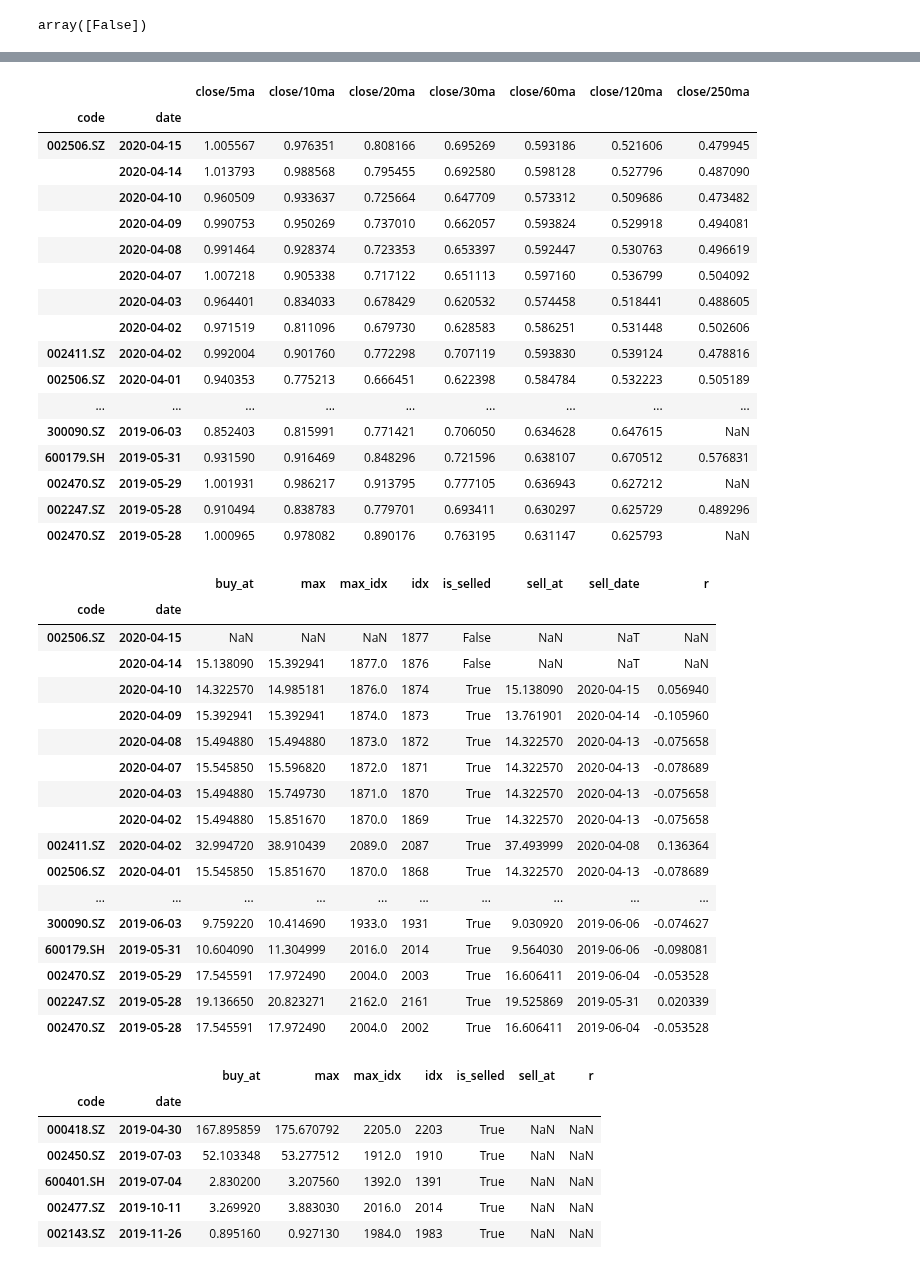
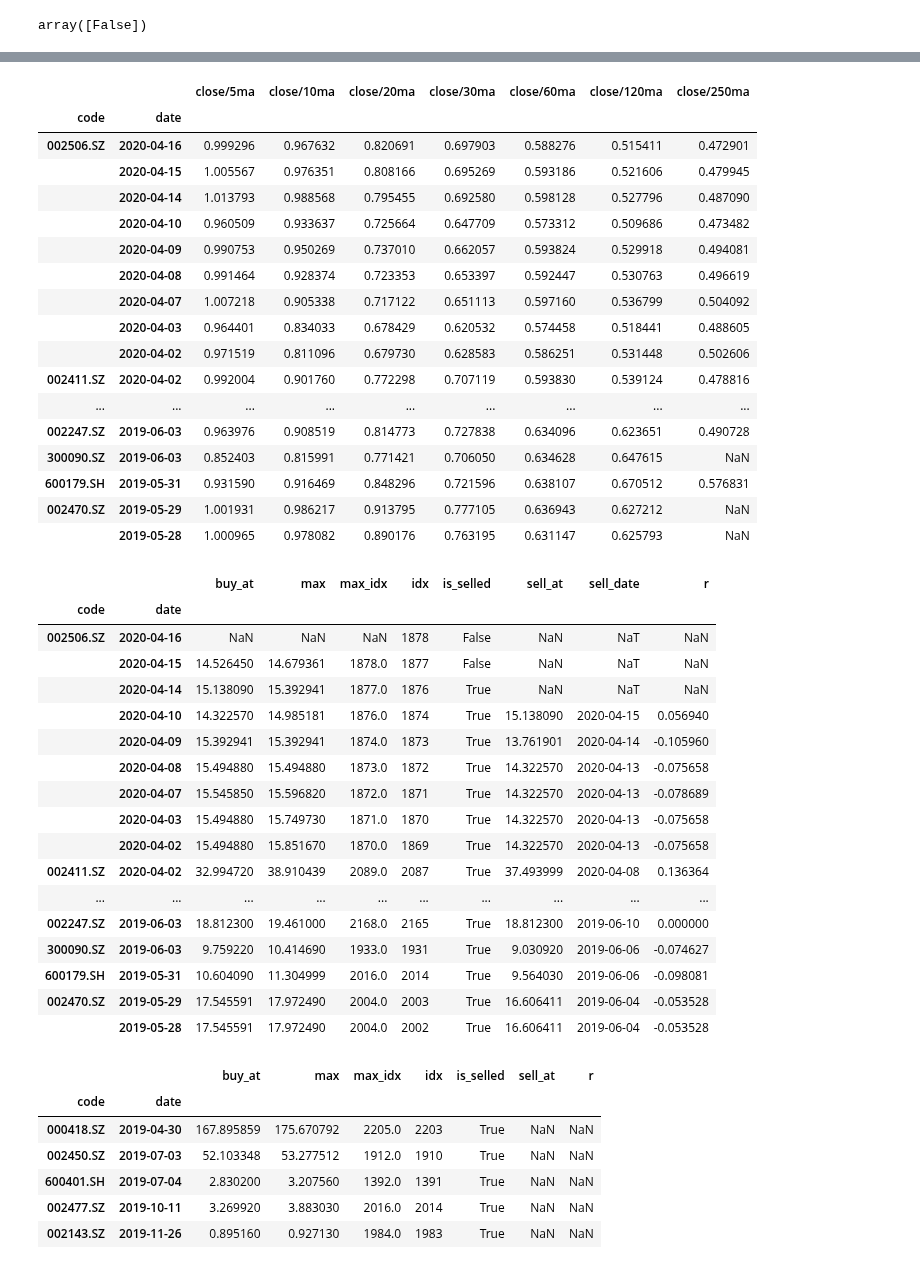
Before and after one commit to Bantorra0/Quant, a Jupyter notebook: long_trend_oversold_analysis.ipynb, the cells around one changed output, grey strips where cells are left out. Drawn from its saved outputs; the diff is of its cells as text; code cells hidden in the pictures.

Commit message:
Modify return_script to calculate two types of return. Daily running

```diff
--- a/long_trend_oversold_analysis.ipynb
+++ b/long_trend_oversold_analysis.ipynb
@@ -120,6 +122,6 @@ print(stock_mask.sum(),stock_mask.mean())
 # %%
 start_date = '-'.join([str(start)[:4],str(start)[4:6],str(start)[6:8]])
-df_r = pd.read_parquet(r"database\return_5%_10%_20_8_15%").loc[idx[:,start_date:],:].sort_index()
+df_r_spl = pd.read_parquet(r"database\return_spl_5%_10%_20_8_15%").loc[idx[:,start_date:],:].sort_index()
 # %%
 features = []
 for col2 in ["{}ma".format(k) for k in periods]:
@@ -260,32 +262,33 @@ print(len(index))
 # %%
 
 df.loc[index,features].sort_values('date',ascending=False)[:50]
 # .sort_values(['code','date'])
 # df.loc[idx['002506.SZ',:],features].sort_values('date',ascending=False)[:20]
-df_r.loc[index,:].sort_values('date',ascending=False)[:50]
+df_r_spl.loc[index,:].sort_values('date',ascending=False)[:50]
 # %% [output]
 |  |  | close/5ma | close/10ma | close/20ma | close/30ma | close/60ma | close/120ma | close/250ma |
 | code | date |  |  |  |  |  |  |  |
-| 002506.SZ | 2020-04-15 | 1.005567 | 0.976351 | 0.808166 | 0.695269 | 0.593186 | 0.521606 | 0.479945 |
+| 002506.SZ | 2020-04-16 | 0.999296 | 0.967632 | 0.820691 | 0.697903 | 0.588276 | 0.515411 | 0.472901 |
+|  | 2020-04-15 | 1.005567 | 0.976351 | 0.808166 | 0.695269 | 0.593186 | 0.521606 | 0.479945 |
 |  | 2020-04-14 | 1.013793 | 0.988568 | 0.795455 | 0.692580 | 0.598128 | 0.527796 | 0.487090 |
 |  | 2020-04-10 | 0.960509 | 0.933637 | 0.725664 | 0.647709 | 0.573312 | 0.509686 | 0.473482 |
 |  | 2020-04-09 | 0.990753 | 0.950269 | 0.737010 | 0.662057 | 0.593824 | 0.529918 | 0.494081 |
 |  | 2020-04-08 | 0.991464 | 0.928374 | 0.723353 | 0.653397 | 0.592447 | 0.530763 | 0.496619 |
 |  | 2020-04-07 | 1.007218 | 0.905338 | 0.717122 | 0.651113 | 0.597160 | 0.536799 | 0.504092 |
 |  | 2020-04-03 | 0.964401 | 0.834033 | 0.678429 | 0.620532 | 0.574458 | 0.518441 | 0.488605 |
 |  | 2020-04-02 | 0.971519 | 0.811096 | 0.679730 | 0.628583 | 0.586251 | 0.531448 | 0.502606 |
 | 002411.SZ | 2020-04-02 | 0.992004 | 0.901760 | 0.772298 | 0.707119 | 0.593830 | 0.539124 | 0.478816 |
-| 002506.SZ | 2020-04-01 | 0.940353 | 0.775213 | 0.666451 | 0.622398 | 0.584784 | 0.532223 | 0.505189 |
 | ... | ... | ... | ... | ... | ... | ... | ... | ... |
+| 002247.SZ | 2019-06-03 | 0.963976 | 0.908519 | 0.814773 | 0.727838 | 0.634096 | 0.623651 | 0.490728 |
 | 300090.SZ | 2019-06-03 | 0.852403 | 0.815991 | 0.771421 | 0.706050 | 0.634628 | 0.647615 | NaN |
 | 600179.SH | 2019-05-31 | 0.931590 | 0.916469 | 0.848296 | 0.721596 | 0.638107 | 0.670512 | 0.576831 |
 | 002470.SZ | 2019-05-29 | 1.001931 | 0.986217 | 0.913795 | 0.777105 | 0.636943 | 0.627212 | NaN |
-| 002247.SZ | 2019-05-28 | 0.910494 | 0.838783 | 0.779701 | 0.693411 | 0.630297 | 0.625729 | 0.489296 |
-| 002470.SZ | 2019-05-28 | 1.000965 | 0.978082 | 0.890176 | 0.763195 | 0.631147 | 0.625793 | NaN |
+|  | 2019-05-28 | 1.000965 | 0.978082 | 0.890176 | 0.763195 | 0.631147 | 0.625793 | NaN |
 |  |  | buy_at | max | max_idx | idx | is_selled | sell_at | sell_date | r |
 | code | date |  |  |  |  |  |  |  |  |
-| 002506.SZ | 2020-04-15 | NaN | NaN | NaN | 1877 | False | NaN | NaT | NaN |
-|  | 2020-04-14 | 15.138090 | 15.392941 | 1877.0 | 1876 | False | NaN | NaT | NaN |
+| 002506.SZ | 2020-04-16 | NaN | NaN | NaN | 1878 | False | NaN | NaT | NaN |
+|  | 2020-04-15 | 14.526450 | 14.679361 | 1878.0 | 1877 | False | NaN | NaT | NaN |
+|  | 2020-04-14 | 15.138090 | 15.392941 | 1877.0 | 1876 | True | NaN | NaT | NaN |
 |  | 2020-04-10 | 14.322570 | 14.985181 | 1876.0 | 1874 | True | 15.138090 | 2020-04-15 | 0.056940 |
 |  | 2020-04-09 | 15.392941 | 15.392941 | 1874.0 | 1873 | True | 13.761901 | 2020-04-14 | -0.105960 |
 |  | 2020-04-08 | 15.494880 | 15.494880 | 1873.0 | 1872 | True | 14.322570 | 2020-04-13 | -0.075658 |
@@ -293,13 +296,12 @@ df_r.loc[index,:].sort_values('date',ascending=False)[:50]
 |  | 2020-04-03 | 15.494880 | 15.749730 | 1871.0 | 1870 | True | 14.322570 | 2020-04-13 | -0.075658 |
 |  | 2020-04-02 | 15.494880 | 15.851670 | 1870.0 | 1869 | True | 14.322570 | 2020-04-13 | -0.075658 |
 | 002411.SZ | 2020-04-02 | 32.994720 | 38.910439 | 2089.0 | 2087 | True | 37.493999 | 2020-04-08 | 0.136364 |
-| 002506.SZ | 2020-04-01 | 15.545850 | 15.851670 | 1870.0 | 1868 | True | 14.322570 | 2020-04-13 | -0.078689 |
 | ... | ... | ... | ... | ... | ... | ... | ... | ... | ... |
+| 002247.SZ | 2019-06-03 | 18.812300 | 19.461000 | 2168.0 | 2165 | True | 18.812300 | 2019-06-10 | 0.000000 |
 | 300090.SZ | 2019-06-03 | 9.759220 | 10.414690 | 1933.0 | 1931 | True | 9.030920 | 2019-06-06 | -0.074627 |
 | 600179.SH | 2019-05-31 | 10.604090 | 11.304999 | 2016.0 | 2014 | True | 9.564030 | 2019-06-06 | -0.098081 |
 | 002470.SZ | 2019-05-29 | 17.545591 | 17.972490 | 2004.0 | 2003 | True | 16.606411 | 2019-06-04 | -0.053528 |
-| 002247.SZ | 2019-05-28 | 19.136650 | 20.823271 | 2162.0 | 2161 | True | 19.525869 | 2019-05-31 | 0.020339 |
-| 002470.SZ | 2019-05-28 | 17.545591 | 17.972490 | 2004.0 | 2002 | True | 16.606411 | 2019-06-04 | -0.053528 |
+|  | 2019-05-28 | 17.545591 | 17.972490 | 2004.0 | 2002 | True | 16.606411 | 2019-06-04 | -0.053528 |
 # %%
 df_r[(df_r.is_selled==True) & (df_r.r.isnull())].sort_values('date').head(50)
 # %% [output]
```
Also changed, not shown: parts of 6 cells of this notebook, 2 other files.
